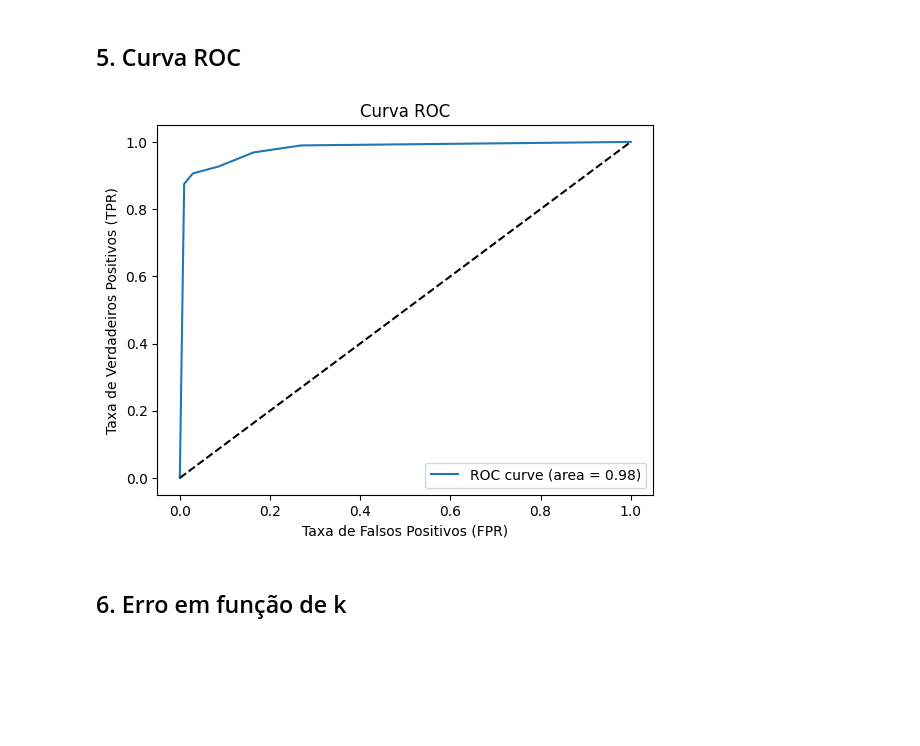
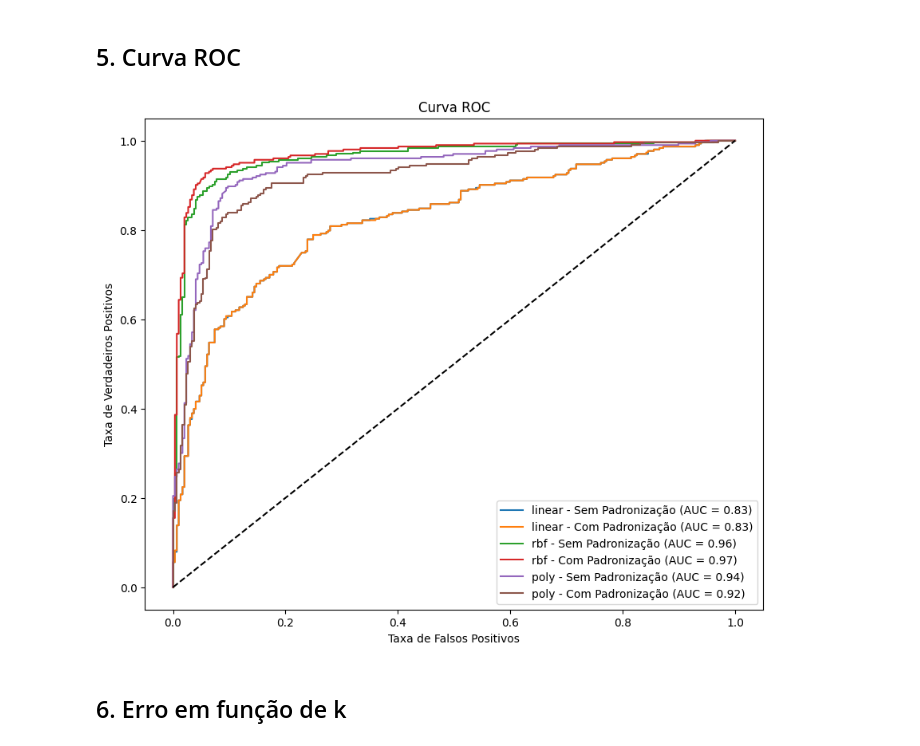
Before and after one commit to AlanFirmino2024/Introducao_a_ciencia_de_dados, a Jupyter notebook: 08_SVM.ipynb, the cells around one changed output. Cells and saved outputs as stored; diff of their text form; code cells hidden in the pictures; blank space fills up the shorter version.

```diff
--- a/08_SVM.ipynb
+++ b/08_SVM.ipynb
@@ -58,6 +76,7 @@ df.head()
 # %%
 #Divide o conjunto de dados em treino e teste
 X_train, X_test, y_train, y_test = train_test_split(X, y, test_size=0.2, random_state=42)
+X_train_scaled, X_test_scaled, _, _ = train_test_split(X_scaled, y, test_size=0.2, random_state=42)
 
 #Verifica as dimensões dos dados de teste e treino.
 print(f"Tamanho do conjunto de treino: {X_train.shape}")
@@ -77,0 +89,19 @@ y_pred = model.predict(X_test)
+# %%
+# Testando com diferentes kernels
+kernels = ['linear', 'rbf', 'poly']
+for kernel in kernels:
+    # Modelo sem padronização
+    svm = SVC(kernel=kernel, random_state=42)
+    svm.fit(X_train, y_train)
+
+#Faz previsões no conjunto de teste
+y_pred = svm.predict(X_test)
+print(f"Kernel: {kernel} - Sem Padronização")
+
+# Modelo com padronização
+svm_scaled = SVC(kernel=kernel, random_state=42)
+svm_scaled.fit(X_train_scaled, y_train)
+
+# Previsão e métricas de avaliação no conjunto de teste padronizado
+y_pred_scaled = svm_scaled.predict(X_test_scaled)
+print(f"\nKernel: {kernel} - Com Padronização")
@@ -105,31 +164,59 @@ weighted avg       0.92      0.92      0.92       200
 ## 5. Curva ROC
 # %%
 # Calcula as previsões de probabilidade no conjunto de teste.
-y_prob = model.predict_proba(X_test)[:, 1]
+#y_prob = model.predict_proba(X_test)[:, 1]
 
 # Calcula os pontos necessários para traçar a curva ROC.
-fpr, tpr, thresholds = roc_curve(y_test, y_prob)
+#fpr, tpr, thresholds = roc_curve(y_test, y_prob)
 #Calcula a AUC (Área Sob a Curva) da curva ROC. Quanto mais proximo de 1, melhor.
-roc_auc = auc(fpr, tpr)
+#roc_auc = auc(fpr, tpr)
 
 # Plotando a curva ROC
 
 #Plota a curva ROC usando os valores de FPR e TPR calculados. A legenda no gráfico exibe a AUC calculada.
-plt.plot(fpr, tpr, label=f'ROC curve (area = {roc_auc:.2f})')
+#plt.plot(fpr, tpr, label=f'ROC curve (area = {roc_auc:.2f})')
 #Plota a linha diagonal que representa uma classificação aleatória.
+#plt.plot([0, 1], [0, 1], 'k--')
+#Define o rótulo do eixo x como 'Taxa de Falsos Positivos (FPR)'.
+#plt.xlabel('Taxa de Falsos Positivos (FPR)')
+#Define o rótulo do eixo y como 'Taxa de Verdadeiros Positivos (TPR)'.
+#plt.ylabel('Taxa de Verdadeiros Positivos (TPR)')
+#Define o título do gráfico como 'Curva ROC'.
+#plt.title('Curva ROC')
+#Ativa a legenda no gráfico.
+#plt.legend(loc='lower right')
+#Exibe o gráfico com a curva ROC.
+#plt.show()
+
+# 5. Curva ROC e AUC
+# Função para plotar a curva ROC
+def plot_roc_curve(y_true, y_scores, label):
+    fpr, tpr, _ = roc_curve(y_true, y_scores)
+    roc_auc = auc(fpr, tpr)
+    plt.plot(fpr, tpr, label=f'{label} (AUC = {roc_auc:.2f})')
+
+plt.figure(figsize=(10, 8))
+
+# Treinando novamente os modelos para obter as probabilidades
+for kernel in kernels:
+    svm = SVC(kernel=kernel, probability=True, random_state=42)
+    svm.fit(X_train, y_train)
+    y_scores = svm.predict_proba(X_test)[:, 1]
+    plot_roc_curve(y_test, y_scores, label=f'{kernel} - Sem Padronização')
+
+    svm_scaled = SVC(kernel=kernel, probability=True, random_state=42)
+    svm_scaled.fit(X_train_scaled, y_train)
+    y_scores_scaled = svm_scaled.predict_proba(X_test_scaled)[:, 1]
+    plot_roc_curve(y_test, y_scores_scaled, label=f'{kernel} - Com Padronização')
+
 plt.plot([0, 1], [0, 1], 'k--')
-#Define o rótulo do eixo x como 'Taxa de Falsos Positivos (FPR)'.
-plt.xlabel('Taxa de Falsos Positivos (FPR)')
-#Define o rótulo do eixo y como 'Taxa de Verdadeiros Positivos (TPR)'.
-plt.ylabel('Taxa de Verdadeiros Positivos (TPR)')
-#Define o título do gráfico como 'Curva ROC'.
+plt.xlabel('Taxa de Falsos Positivos')
+plt.ylabel('Taxa de Verdadeiros Positivos')
 plt.title('Curva ROC')
-#Ativa a legenda no gráfico.
 plt.legend(loc='lower right')
-#Exibe o gráfico com a curva ROC.
 plt.show()
 # %% [output]
-[figure, old version]
+[figure, new version]
 # %% [markdown]
 ## 6. Erro em função de k
 # %%
```
Also changed, not shown: parts of 17 cells of this notebook.
